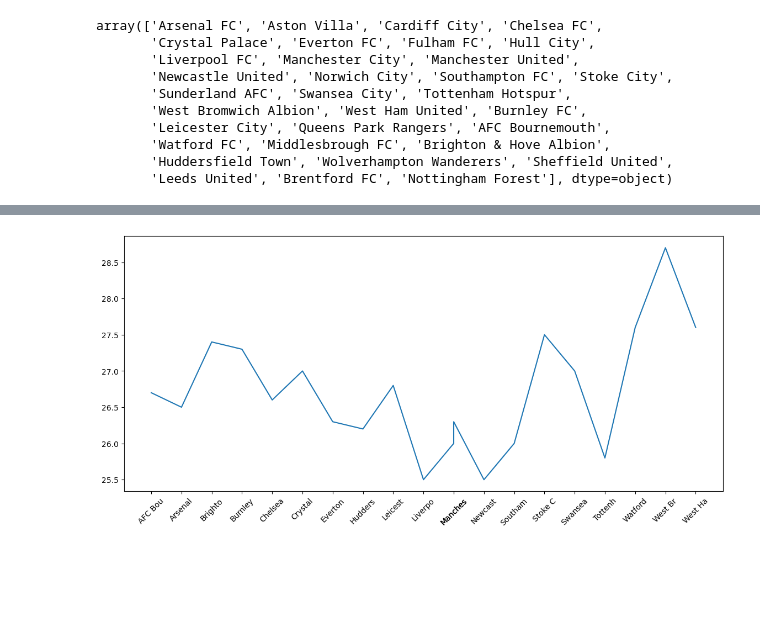
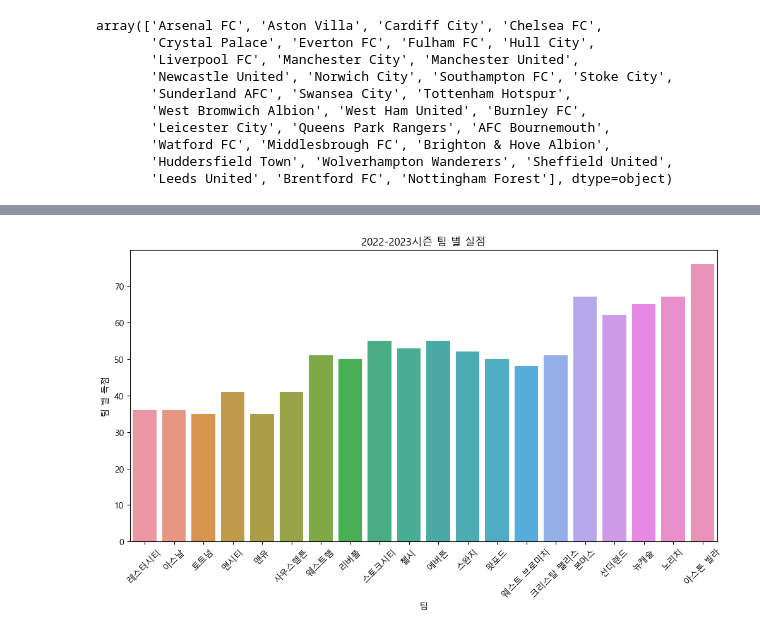
Before and after one commit to gingerman123/Soccer-Data, a Jupyter notebook: Data_Mining.ipynb, the cells around one changed output, grey strips where cells are left out. Cells and saved outputs as stored; diff of their text form; code cells hidden in the pictures; blank space fills up the shorter version.

```diff
--- a/Data_Mining.ipynb
+++ b/Data_Mining.ipynb
@@ -154,7 +200,10 @@ plt.show()
-# %%
-plt.figure(figsize=(14,6))
-plt.plot(epl_df_2017_AA['Team'],epl_df_2017_AA['AverageAge'])
-plt.xticks(epl_df_2017_AA['Team'],rotation=45)
-plt.show()
-# %% [output]
-[figure, removed]
+# %%
+plt.figure(figsize=(12,6))
+sns.barplot(x= epl_df_2017_AA['Team'],y =epl_df_2017_AA['Lose_score'])
+plt.xticks(rotation=45)
+plt.xlabel('팀',loc='center')
+plt.ylabel('팀 별 득점',loc='center')
+plt.title('2022-2023시즌 팀 별 실점',loc='center')
+plt.show()
+# %% [output]
+[figure, added]
```
Also changed, not shown: parts of 15 cells of this notebook, 3 other files.
